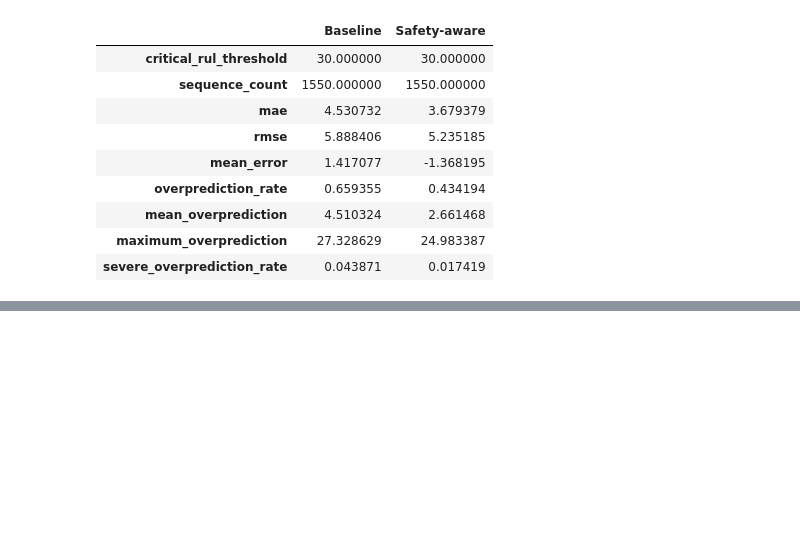
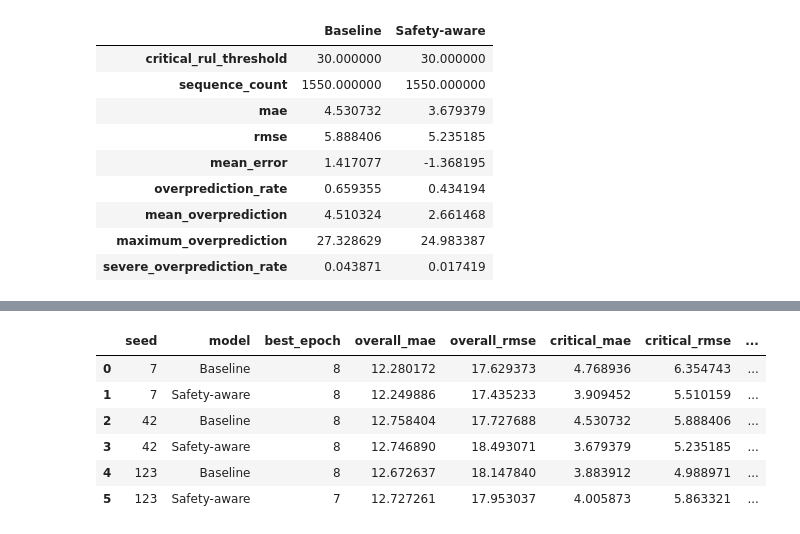
Before and after one commit to iamprakhar10/aircraft-rul-predictor, a Jupyter notebook: notebooks/03_fd004.ipynb, the cells around one changed output, grey strips where cells are left out. Cells and saved outputs as stored; diff of their text form; code cells hidden in the pictures; blank space fills up the shorter version.

```diff
--- a/notebooks/03_fd004.ipynb
+++ b/notebooks/03_fd004.ipynb
@@ -2683,0 +2904,59 @@ display(
+# %%
+# ============================================================
+# Begin with the already completed seed-42 experiments
+# ============================================================
+
+robustness_result_rows = [
+    create_robustness_result_row(
+        seed=SEED,
+        model_name="Baseline",
+        best_epoch=best_epoch_fd004_mps,
+        evaluation_results=results_fd004_mps,
+        safety_metrics=safety_metrics_fd004,
+    ),
+
+    create_robustness_result_row(
+        seed=SEED,
+        model_name="Safety-aware",
+        best_epoch=best_epoch_fd004_safety,
+        evaluation_results=results_fd004_safety,
+        safety_metrics=safety_metrics_fd004_new,
+    ),
+]
+
+
+# ============================================================
+# Run paired experiments for two additional seeds
+# ============================================================
+
+ADDITIONAL_SEEDS = [
+    7,
+    123,
+]
+
+for experiment_seed in ADDITIONAL_SEEDS:
+    seed_result_rows = run_paired_seed_experiment(
+        experiment_seed
+    )
+
+    robustness_result_rows.extend(
+        seed_result_rows
+    )
+
+
+# ============================================================
+# Complete per-seed results
+# ============================================================
+
+robustness_results_df = pd.DataFrame(
+    robustness_result_rows
+).sort_values(
+    ["seed", "model"]
+).reset_index(
+    drop=True
+)
+
+display(
+    robustness_results_df
+)
+# %% [output]
@@ -2683,0 +2980,7 @@ display(
+|  | seed | model | best_epoch | overall_mae | overall_rmse | critical_mae | critical_rmse | ... |
+| 0 | 7 | Baseline | 8 | 12.280172 | 17.629373 | 4.768936 | 6.354743 | ... |
+| 1 | 7 | Safety-aware | 8 | 12.249886 | 17.435233 | 3.909452 | 5.510159 | ... |
+| 2 | 42 | Baseline | 8 | 12.758404 | 17.727688 | 4.530732 | 5.888406 | ... |
+| 3 | 42 | Safety-aware | 8 | 12.746890 | 18.493071 | 3.679379 | 5.235185 | ... |
+| 4 | 123 | Baseline | 8 | 12.672637 | 18.147840 | 3.883912 | 4.988971 | ... |
+| 5 | 123 | Safety-aware | 7 | 12.727261 | 17.953037 | 4.005873 | 5.863321 | ... |
```
Also changed, not shown: parts of 5 cells of this notebook.
